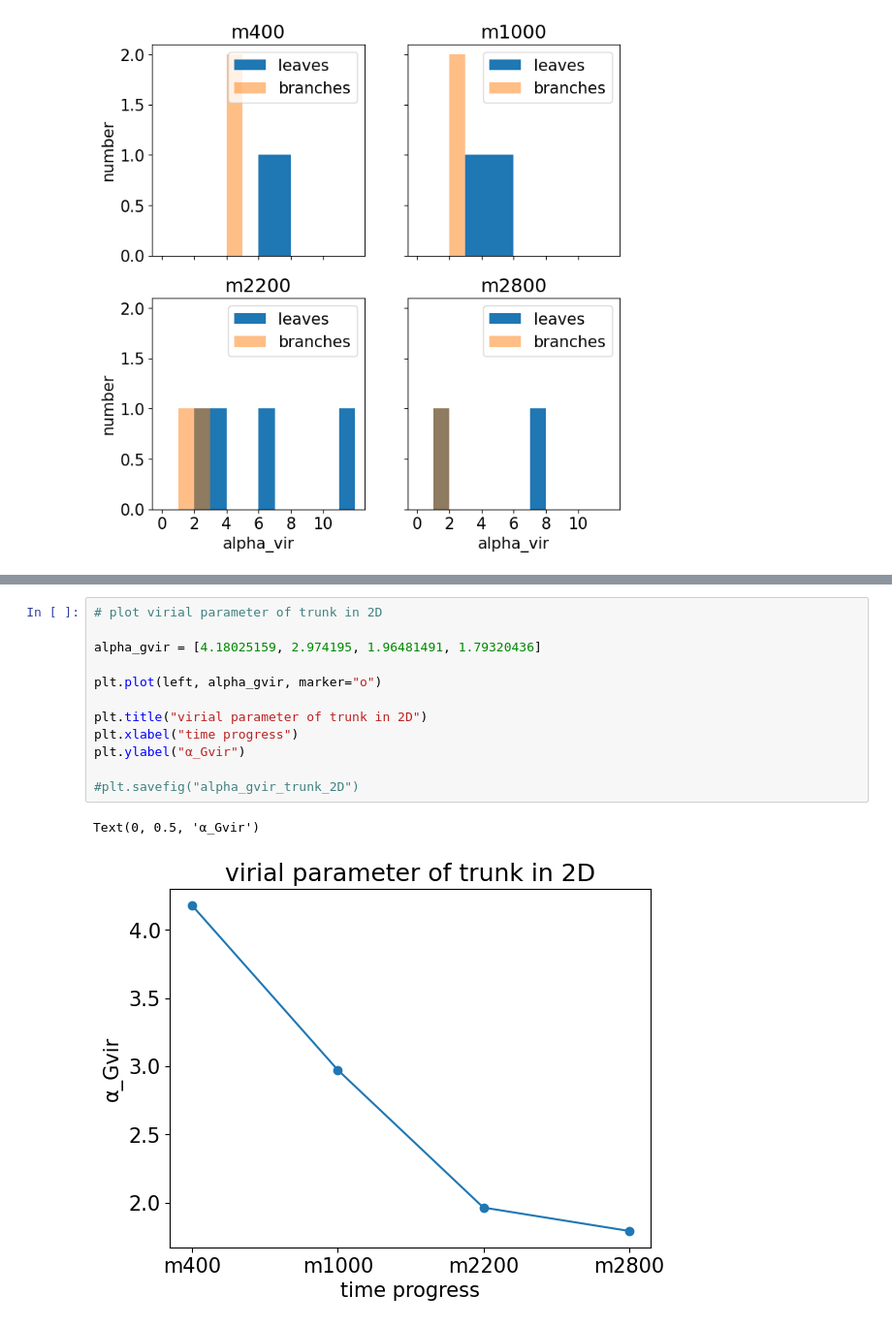
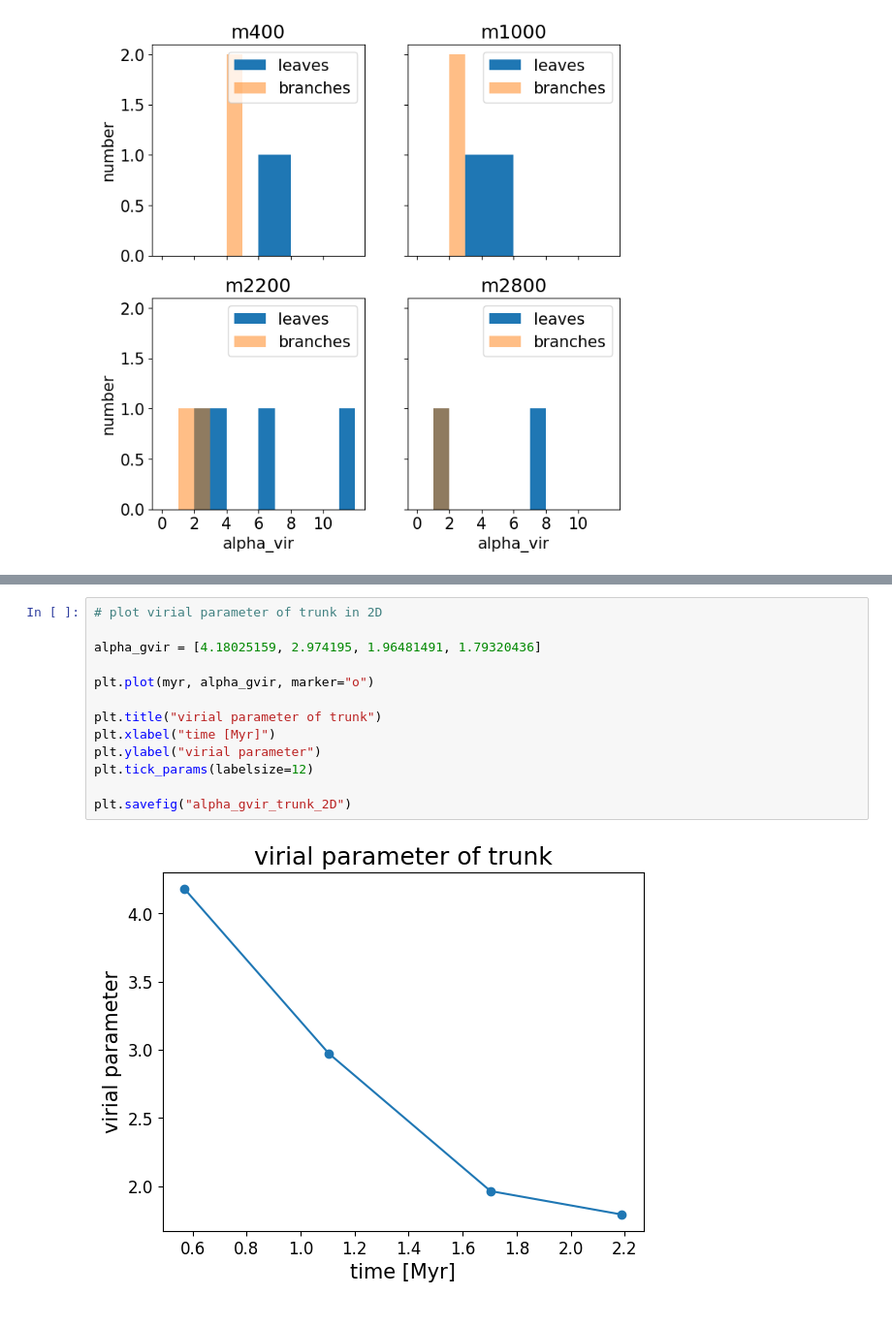
Before and after one commit to kotora260/StarGen, a Jupyter notebook: discuss_2D.ipynb, the cells around one changed output, grey strips where cells are left out. Shown at 97% size. Saved outputs shown, nothing was run; the diff lists cells and outputs as text.

```diff
--- a/discuss_2D.ipynb
+++ b/discuss_2D.ipynb
@@ -223,15 +224,15 @@ Text(0, 0.5, 'dv')
 # %%
 # plot virial parameter of trunk in 2D
 
 alpha_gvir = [4.18025159, 2.974195, 1.96481491, 1.79320436]
 
-plt.plot(left, alpha_gvir, marker="o")
+plt.plot(myr, alpha_gvir, marker="o")
 
-plt.title("virial parameter of trunk in 2D")
-plt.xlabel("time progress")
-plt.ylabel("α_Gvir")
+plt.title("virial parameter of trunk")
+plt.xlabel("time [Myr]")
+plt.ylabel("virial parameter")
+plt.tick_params(labelsize=12)
 
-#plt.savefig("alpha_gvir_trunk_2D")
+plt.savefig("alpha_gvir_trunk_2D")
 # %% [output]
-Text(0, 0.5, 'α_Gvir')
-[figure, old version]
+[figure, new version]
```
Also changed, not shown: parts of 7 cells of this notebook.
